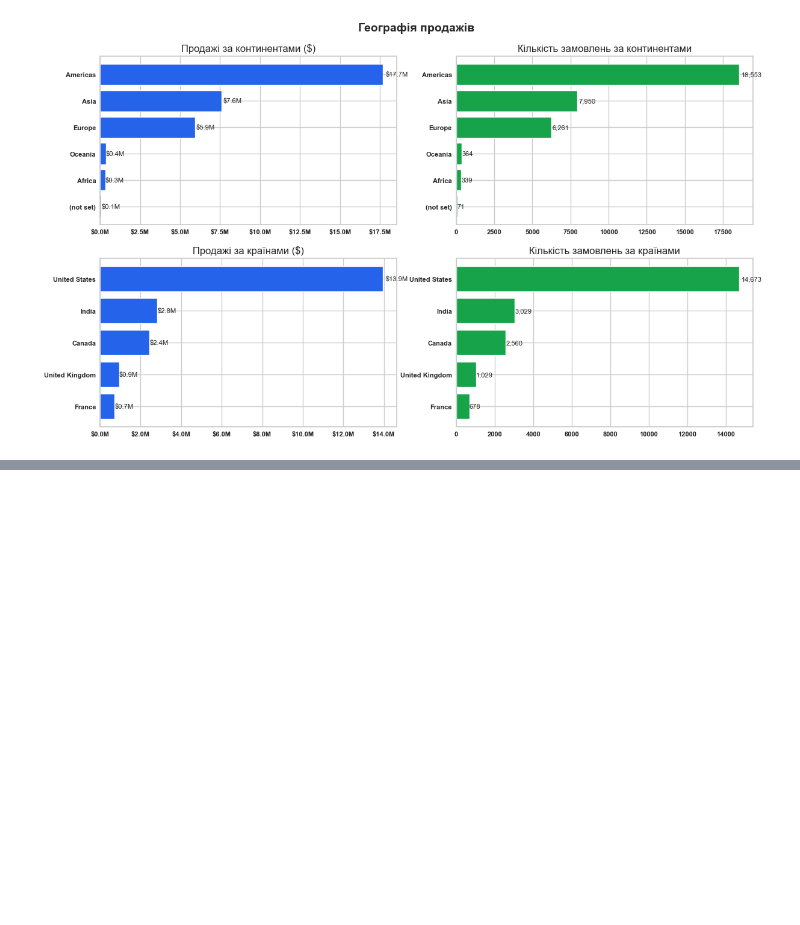
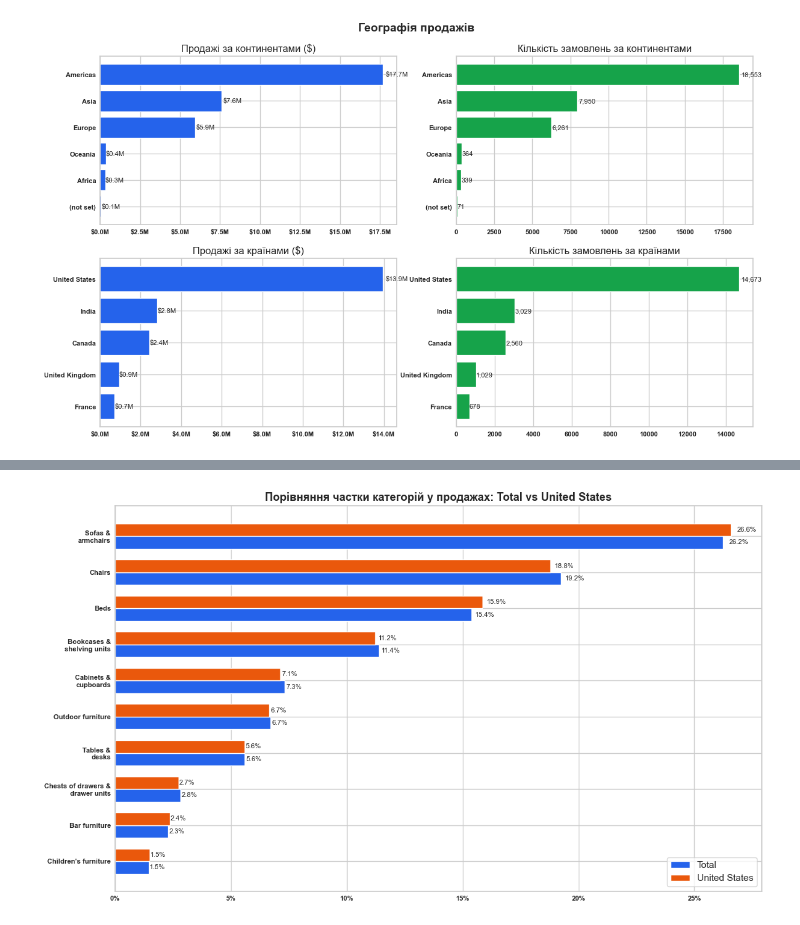
Before and after one commit to VladNkov/online_store_sales_analysis, a Jupyter notebook: online_store_sales_analysis.ipynb, the cells around one changed output, grey strips where cells are left out. Drawn from its saved outputs; the diff is of its cells as text; code cells hidden in the pictures; blank space fills up the shorter version.

Commit message:
Add category percent comparison chart

```diff
--- a/online_store_sales_analysis.ipynb
+++ b/online_store_sales_analysis.ipynb
@@ -381,0 +433,56 @@ for bar, val in zip(bars, country_orders.values[::-1]):
+# %%
+ORANGE = '#EA580C'
+
+categories = top10_categories_global.index
+
+global_percent = top10_categories_global.reindex(categories) / total_sales * 100
+us_percent = top10_categories_us.reindex(categories) / us_total_sales * 100
+
+categories = categories[::-1]
+global_percent = global_percent[::-1]
+us_percent = us_percent[::-1]
+
+short_categories = [c.replace(' & ', ' &\n') for c in categories]
+
+y = np.arange(len(categories))
+height = 0.35
+
+sns.set_theme(style='whitegrid', palette='muted')
+plt.rcParams.update({'figure.dpi': 100, 'font.size': 12})
+
+fig, ax = plt.subplots(figsize=(12, 7))
+
+bars_global = ax.barh(y - height / 2, global_percent, height, color=ACCENT, label='Total')
+bars_us = ax.barh(y + height / 2, us_percent, height, color=ORANGE, label='United States')
+
+ax.set_yticks(y)
+ax.set_yticklabels(short_categories)
+
+ax.set_title('Порівняння частки категорій у продажах: Total vs United States', fontsize=13, fontweight='bold')
+
+ax.xaxis.set_major_formatter(mticker.FuncFormatter(lambda x, _: f'{x:.0f}%'))
+
+ax.tick_params(axis='x', labelsize=8, pad=-1)
+ax.tick_params(axis='y', labelsize=8, pad=-1)
+
+for label in ax.get_xticklabels():
+    label.set_fontweight('bold')
+
+for label in ax.get_yticklabels():
+    label.set_fontweight('bold')
+
+for bar, val in zip(bars_global, global_percent):
+    ax.text(bar.get_width()*1.01, bar.get_y()+bar.get_height()/2,
+            f'{val:.1f}%', va='center', fontsize=8)
+
+for bar, val in zip(bars_us, us_percent):
+    ax.text(bar.get_width()*1.01, bar.get_y()+bar.get_height()/2,
+            f'{val:.1f}%', va='center', fontsize=8)
+
+ax.legend()
+
+plt.tight_layout()
+plt.savefig('img_categories_percent_comparison.png', bbox_inches='tight')
+plt.show()
+# %% [output]
+[figure, added]
```
Also changed, not shown: parts of 3 cells of this notebook, 2 other files.
